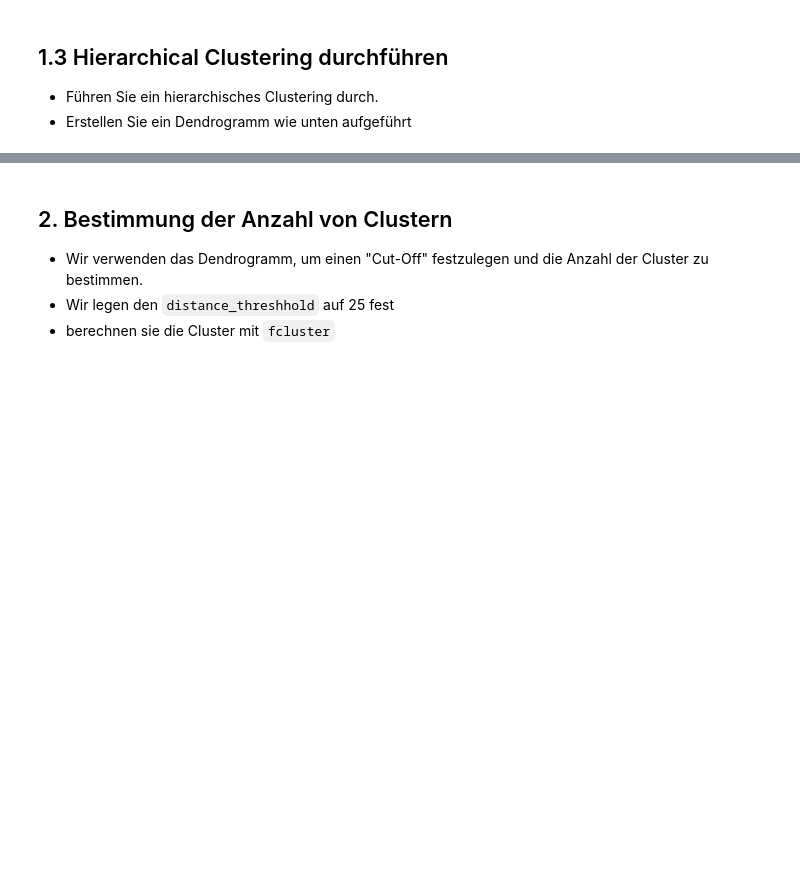
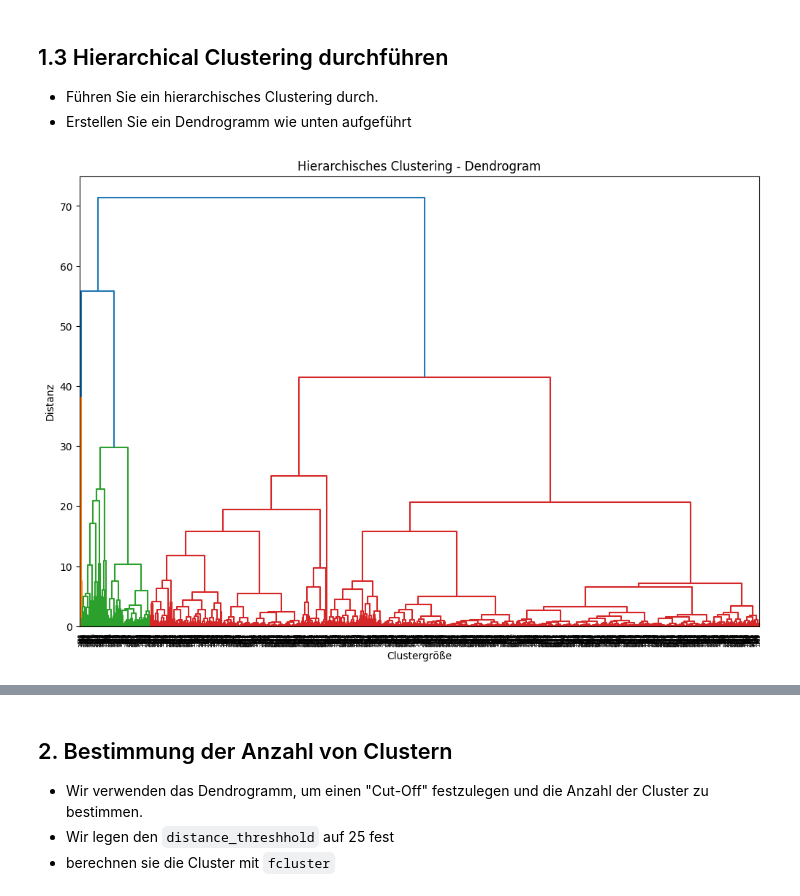
Before and after one commit to CmdLari/Data-Science-Praktikum, a Jupyter notebook: A3/03_Hierarchical_Clustering_Aufgaben.ipynb, the cells around one changed output, grey strips where cells are left out. Cells and saved outputs as stored; diff of their text form; code cells hidden in the pictures; blank space fills up the shorter version.

```diff
--- a/A3/03_Hierarchical_Clustering_Aufgaben.ipynb
+++ b/A3/03_Hierarchical_Clustering_Aufgaben.ipynb
@@ -49,16 +59,33 @@ selected_features = ['duration', 'views_growth', 'likes_cleaned', 'dislikes_clea
 clustering_data = csv_data[selected_features]
 # %%
 # Standardisierung der Daten
+standardized_data=StandardScaler().fit(clustering_data).transform(clustering_data)
 
-# CODE
+############
+# Code um das Mitttel der ersten Spalte ("duration") zu berechnen - Persönliche Überprüfung
+# standardized_data_df = pd.DataFrame(standardized_data, columns=selected_features)
+# standardized_data_firstrow_mean = standardized_data_df.iloc[0].mean()
+# print(standardized_data_firstrow_mean)
 # %% [markdown]
 ## 1.3 Hierarchical Clustering durchführen
 - Führen Sie ein hierarchisches Clustering durch.
 - Erstellen Sie ein Dendrogramm wie unten aufgeführt
 # %%
 # CODE
+# clustering = AgglomerativeClustering(linkage="Ward", n_clusters=10) # https://scikit-learn.org/stable/modules/clustering.html#hierarchical-clustering
 
-print("Hello World")
+linkage_matrix = linkage(standardized_data, method='ward')
+
+# print(linkage_matrix)
+
+plt.figure(figsize=(12, 8))
+dendrogram(linkage_matrix, labels=clustering_data.index, orientation='top', distance_sort='descending', show_leaf_counts=True)
+plt.title('Hierarchisches Clustering - Dendrogram')
+plt.xlabel('Clustergröße')
+plt.ylabel('Distanz')
+plt.show()
+# %% [output]
+[figure, added]
 # %% [markdown]
 ## Screenshot des erwarteten Ergebnisses:
 
```
Also changed, not shown: parts of 4 cells of this notebook, 1 other file.
